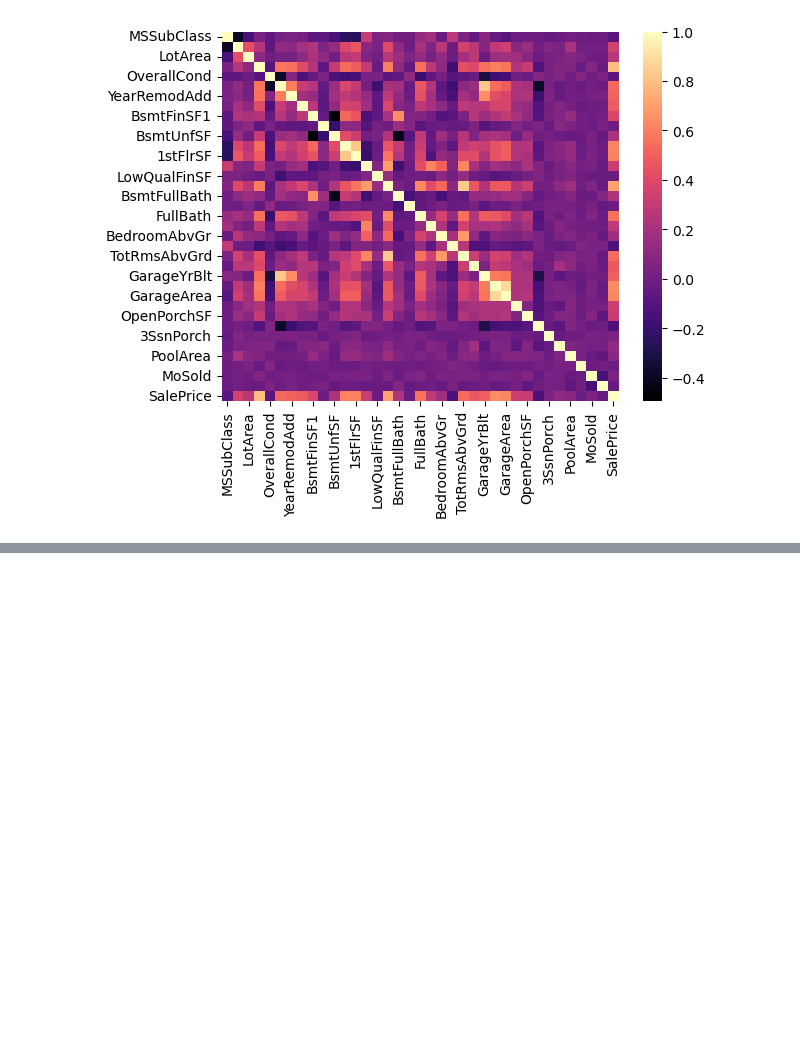
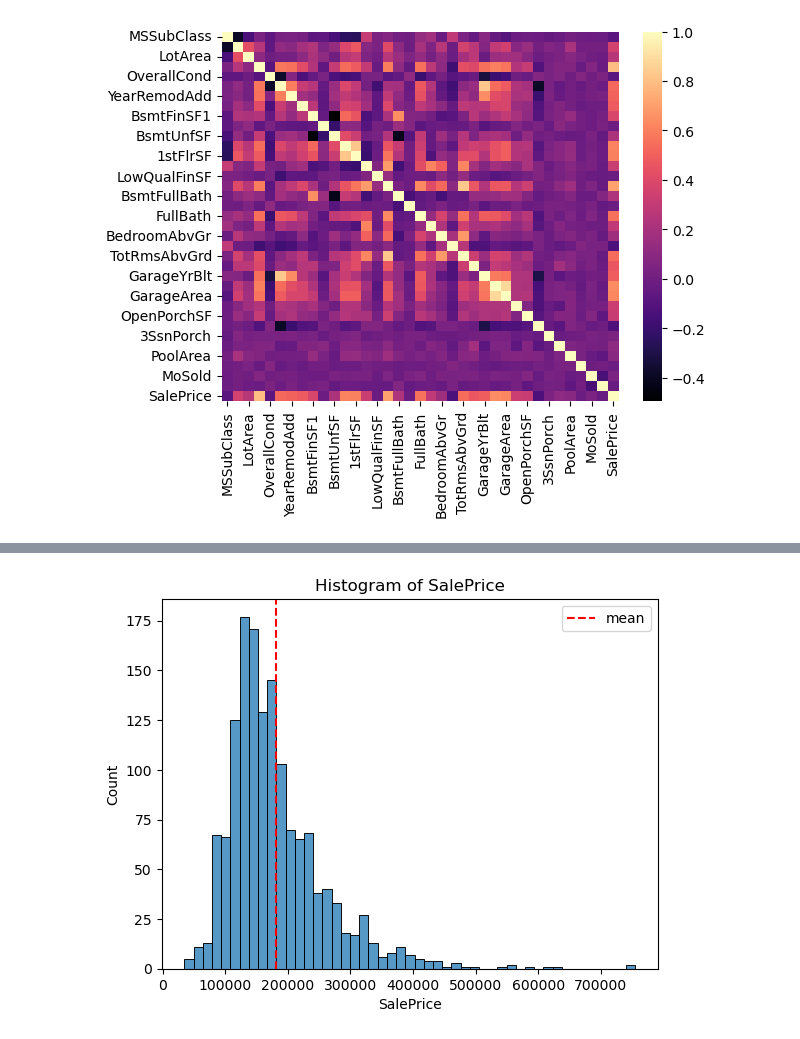
Before and after one commit to aryabaguss/House-Price-Data-Cleaning, a Jupyter notebook: House_Price_EDA.ipynb, the cells around one changed output, grey strips where cells are left out. Drawn from its saved outputs; the diff is of its cells as text; code cells hidden in the pictures; blank space fills up the shorter version.

```diff
--- a/House_Price_EDA.ipynb
+++ b/House_Price_EDA.ipynb
@@ -108,0 +175,17 @@ sns.heatmap(corr, cmap = 'magma')
+# %%
+# Histogram Plot
+sns.histplot(data = df2, x = 'SalePrice')
+
+# Adding Ttile to Plot
+plt.title("Histogram of SalePrice")
+
+# Showing Vertical Line
+plt.axvline(df2['SalePrice'].mean(), color = 'r', linestyle = 'dashed', label = 'mean')
+
+# Showing Legend
+plt.legend()
+
+# Showing Plot
+plt.show()
+# %% [output]
+[figure, added]
```
Also changed, not shown: parts of 14 cells of this notebook.
